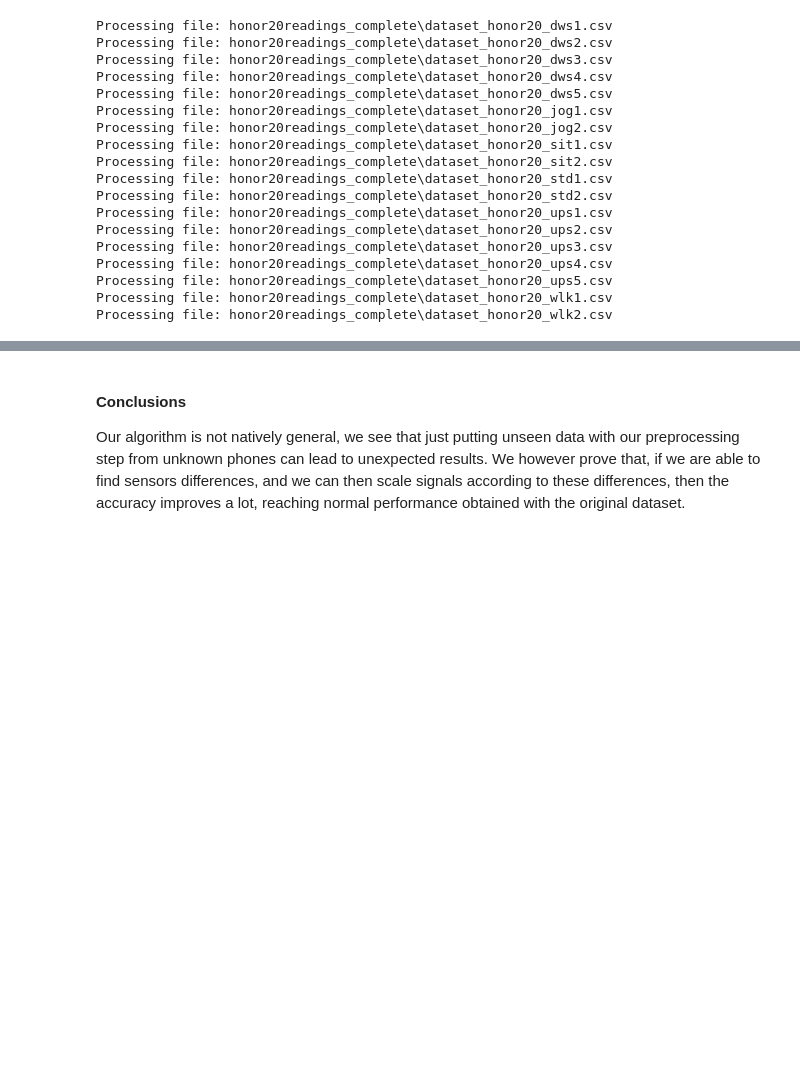
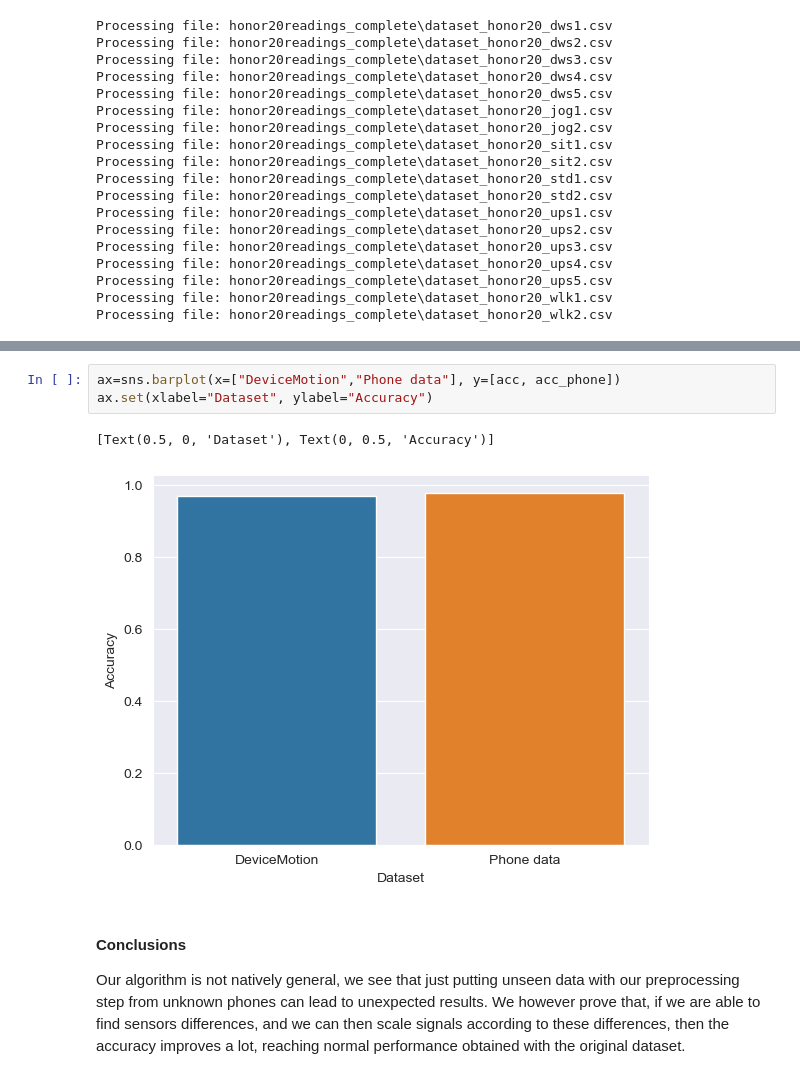
Before and after one commit to Sgazzirro/DataMiningFinale, a Jupyter notebook: LavorettiFinali/phone_readings_classification.ipynb, the cells around one changed output, grey strips where cells are left out. Drawn from its saved outputs; the diff is of its cells as text; blank space fills up the shorter version.

```diff
--- a/LavorettiFinali/phone_readings_classification.ipynb
+++ b/LavorettiFinali/phone_readings_classification.ipynb
@@ -218,3 +213,9 @@ ax.set(xlabel="Dataset", ylabel="Accuracy")
+# %%
+ax=sns.barplot(x=["DeviceMotion","Phone data"], y=[acc, acc_phone])
+ax.set(xlabel="Dataset", ylabel="Accuracy")
+# %% [output]
+[Text(0.5, 0, 'Dataset'), Text(0, 0.5, 'Accuracy')]
+[figure, added]
 # %% [markdown]
 #### Conclusions
 Our algorithm is not natively general, we see that just putting unseen data with our preprocessing step from unknown phones can lead to unexpected results. We however prove that, if we are able to find sensors differences, and we can then scale signals according to these differences, then the accuracy improves a lot, reaching normal performance obtained with the original dataset.
```
Also changed, not shown: parts of 2 cells of this notebook.
